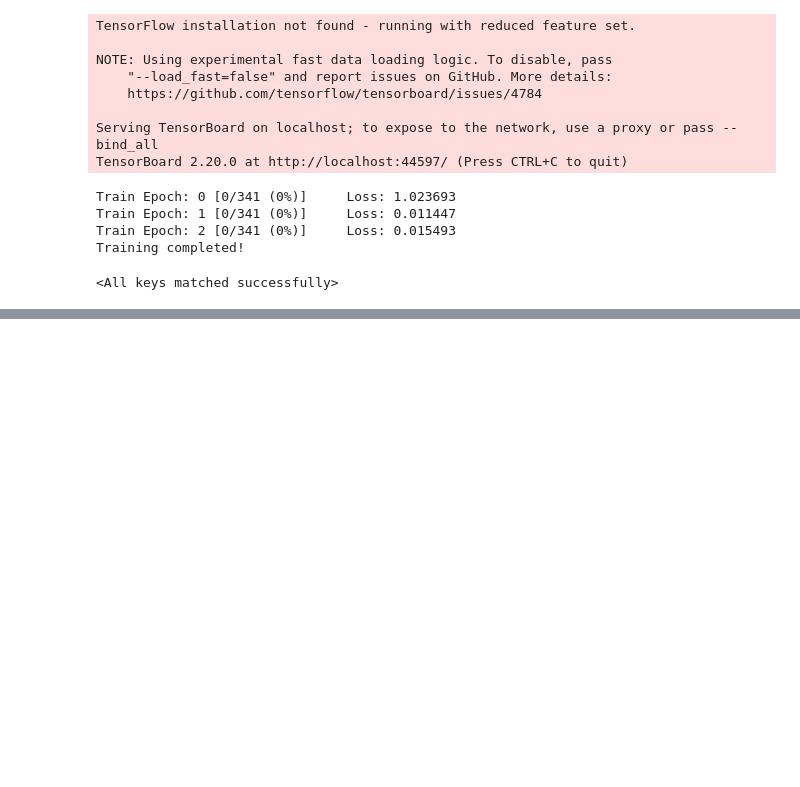
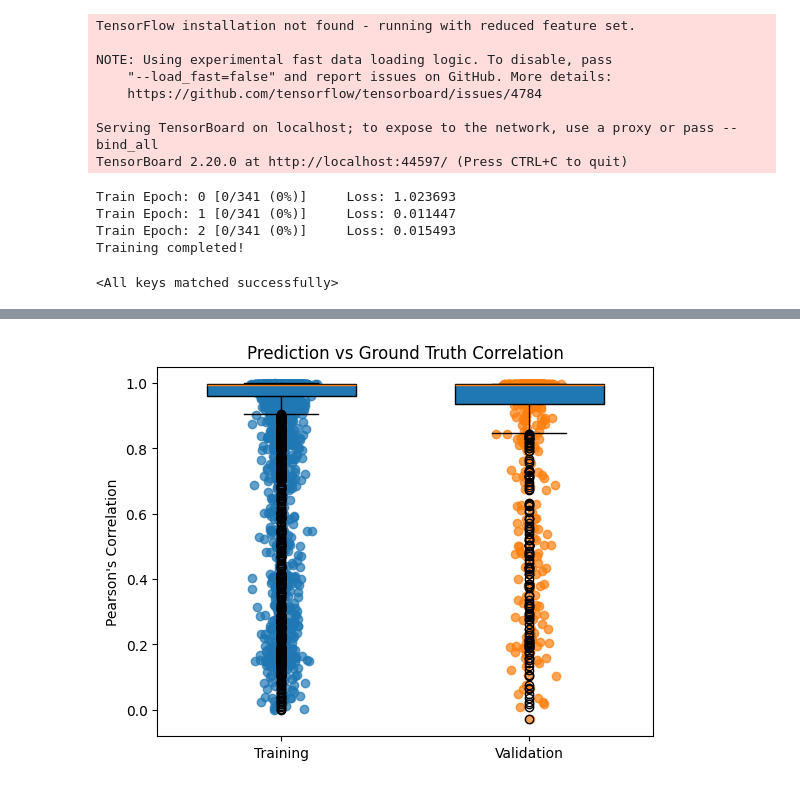
Before and after one commit to LDM-labstuff/masketeers, a Jupyter notebook: notebooks/nft_pb_dataloader.ipynb, the cells around one changed output, grey strips where cells are left out. Drawn from its saved outputs; the diff is of its cells as text; code cells hidden in the pictures; blank space fills up the shorter version.

```diff
--- a/notebooks/nft_pb_dataloader.ipynb
+++ b/notebooks/nft_pb_dataloader.ipynb
@@ -937,0 +950,14 @@ Mean Pearson's Correlation Coefficient is 0.9376080238290463.
+# %%
+data = [pearson_corrs_train, pearson_corrs_val]
+plt.boxplot(data, positions=[1, 2], widths=0.6, patch_artist=True)
+for i, d in enumerate(data, start=1):
+    x = np.random.normal(i, 0.04, size=len(d))  # jitter x
+    plt.scatter(x, d, alpha=0.7)
+
+# Labels
+plt.xticks([1, 2], ["Training", "Validation"])
+plt.ylabel("Pearson's Correlation")
+plt.title("Prediction vs Ground Truth Correlation")
+plt.show()
+# %% [output]
+[figure, added]
```
Also changed, not shown: parts of 16 cells of this notebook.
